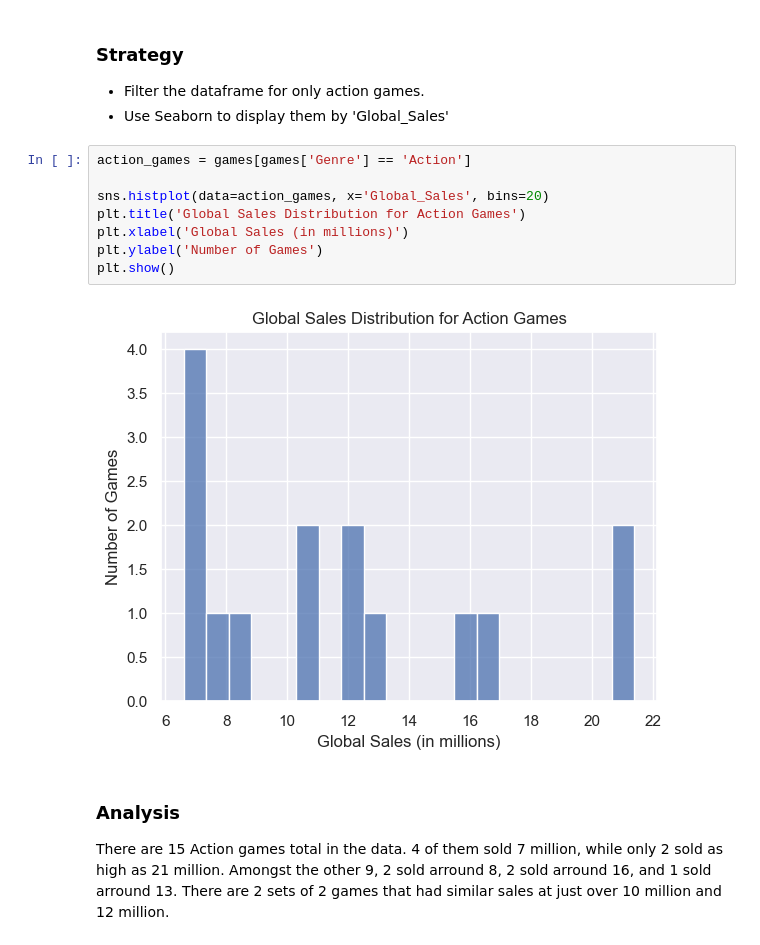
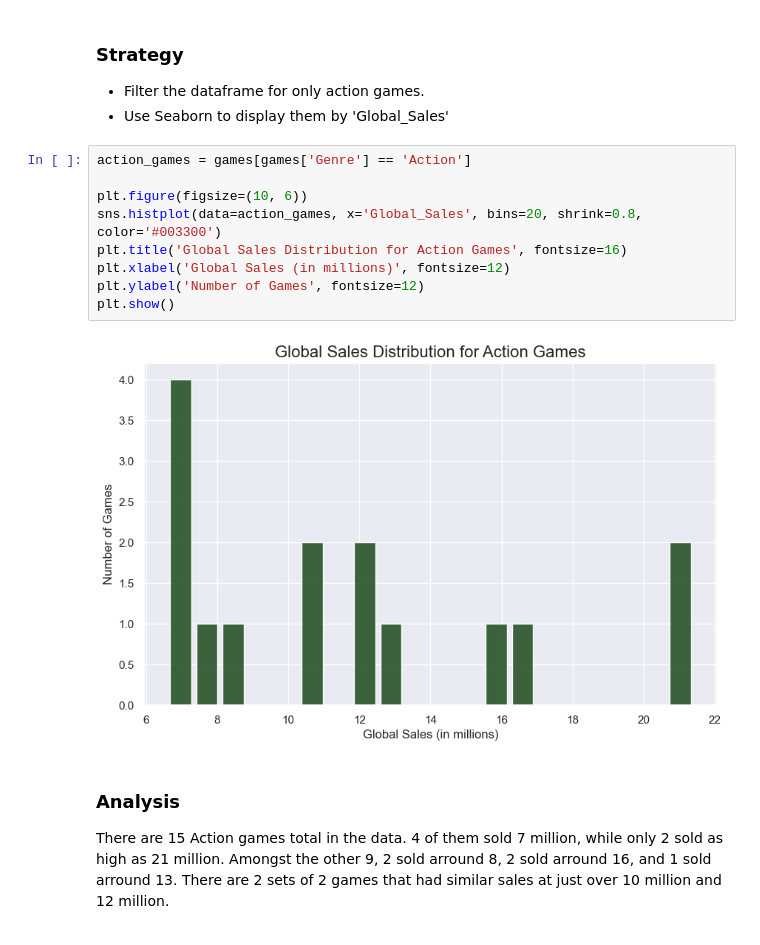
Before and after one commit to dtoshm/data_project_six, a Jupyter notebook: game_sales_analysis.ipynb, the cells around one changed output. Cells and saved outputs as stored; diff of their text form.

```diff
--- a/game_sales_analysis.ipynb
+++ b/game_sales_analysis.ipynb
@@ -77,13 +77,14 @@ Global Sales Distribution for Action Games: Create a histogram to show the globa
 # %%
 action_games = games[games['Genre'] == 'Action']
 
-sns.histplot(data=action_games, x='Global_Sales', bins=20)
-plt.title('Global Sales Distribution for Action Games')
-plt.xlabel('Global Sales (in millions)')
-plt.ylabel('Number of Games')
+plt.figure(figsize=(10, 6))
+sns.histplot(data=action_games, x='Global_Sales', bins=20, shrink=0.8, color='#003300')
+plt.title('Global Sales Distribution for Action Games', fontsize=16)
+plt.xlabel('Global Sales (in millions)', fontsize=12)
+plt.ylabel('Number of Games', fontsize=12)
 plt.show()
 # %% [output]
-[figure, old version]
+[figure, new version]
 # %% [markdown]
 ### Analysis
 There are 15 Action games total in the data. 4 of them sold 7 million, while only 2 sold as high as 21 million. Amongst the other 9, 2 sold arround 8, 2 sold arround 16, and 1 sold arround 13. There are 2 sets of 2 games that had similar sales at just over 10 million and 12 million.
```
Also changed, not shown: parts of 1 cell of this notebook.
